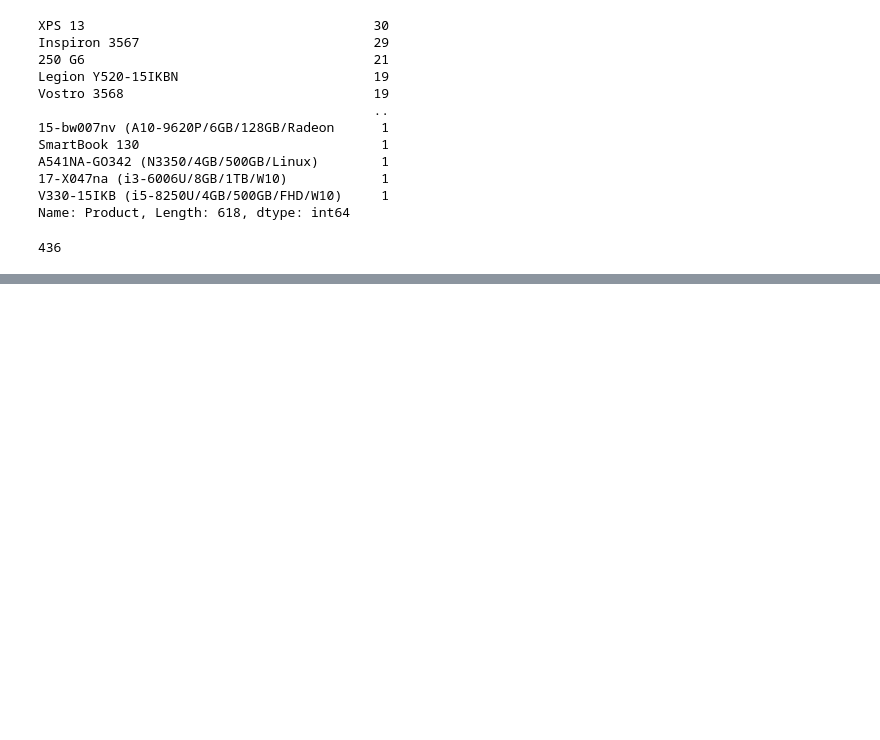
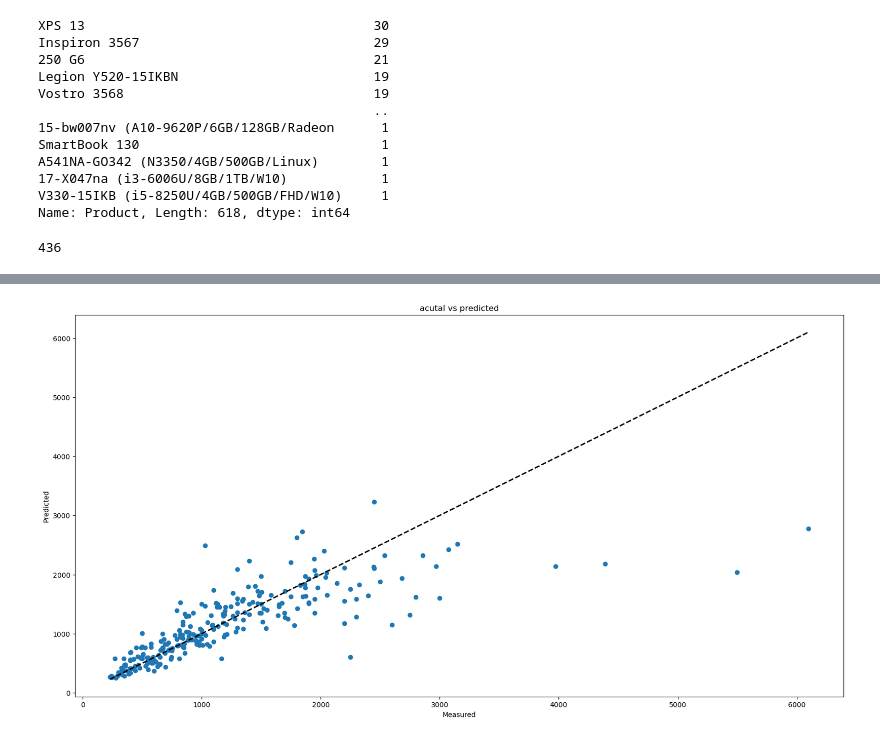
Before and after one commit to digiart-aamir/laptop-price-prediction, a Jupyter notebook: laptop_price_prediction.ipynb, the cells around one changed output, grey strips where cells are left out. Cells and saved outputs as stored; diff of their text form; code cells hidden in the pictures; blank space fills up the shorter version.

```diff
--- a/laptop_price_prediction.ipynb
+++ b/laptop_price_prediction.ipynb
@@ -428,0 +635,3 @@ dtype: object
+# %%
+sgd = SGDRegressor()
+sgd.fit(xtrain, ytrain)
@@ -428,0 +663,3 @@ dtype: object
+# %%
+Kreg = KNeighborsRegressor()
+Kreg.fit(xtrain, ytrain)
@@ -428,0 +675,6 @@ dtype: object
+# %%
+param_grid = {'n_neighbors': np.arange(1, 12, 2),
+              'weights': ['uniform', 'distance']}
+grid_search = GridSearchCV(Kreg, param_grid)
+grid_search.fit(xtrain, ytrain)
+print("Best score: " + str(grid_search.best_score_))
@@ -428,0 +683,13 @@ dtype: object
+# %%
+# set random seed
+np.random.seed(13)
+
+# code
+final_model = grid_search.best_estimator_
+final_pred = final_model.predict(xtest)
+final_pred = pd.Series(final_pred)
+
+ytest1 = ytest.reset_index(drop=True)
+
+for pred in range(0, len(final_pred)):
+    print("Predicition: " + str(round(final_pred[pred], 2)) + " Actual: " + str(ytest1[pred]))
@@ -428,0 +714,19 @@ dtype: object
+# %%
+# plot above results
+fig, ax = plt.subplots(figsize=(20,10))
+
+# plot data
+ax.scatter(ytest, final_pred)
+ax.plot([ytest.min(), ytest.max()], [ytest.min(), ytest.max()],
+       'k--',
+       lw=2)
+
+# customization
+ax.set(xlabel="Measured", ylabel="Predicted", title="acutal vs predicted")
+
+plt.show()
+
+# save the fig
+fig.savefig("images/actual_vs_predicted_output.png")
+# %% [output]
+[figure, added]
```
Also changed, not shown: parts of 66 cells of this notebook, 5 other files.
